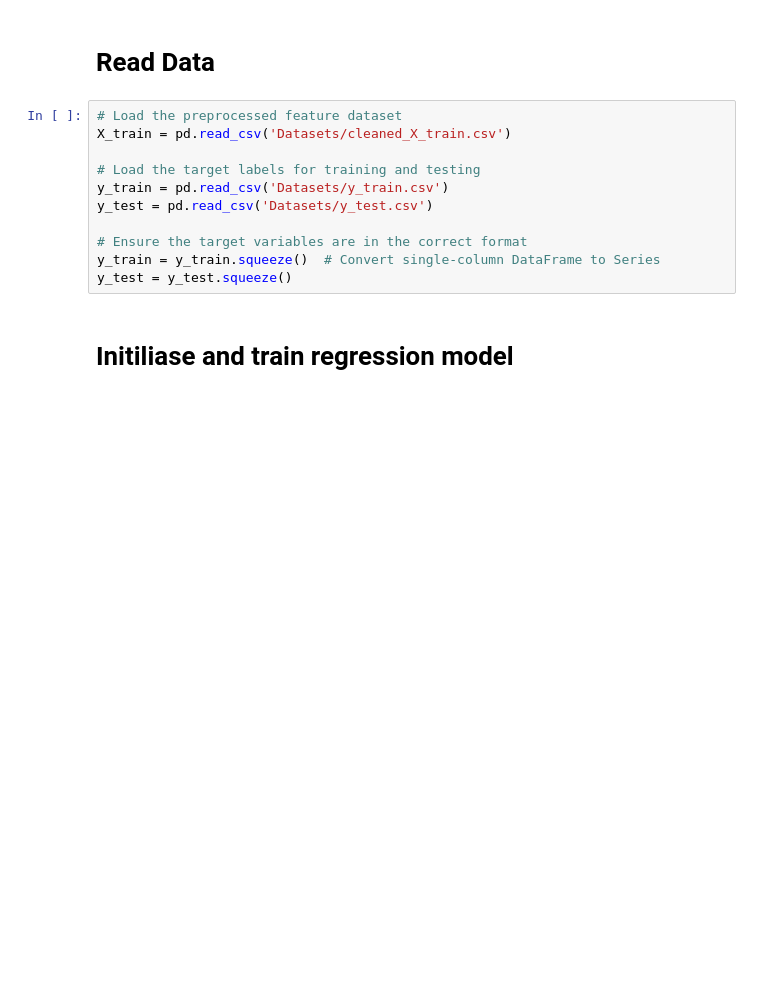
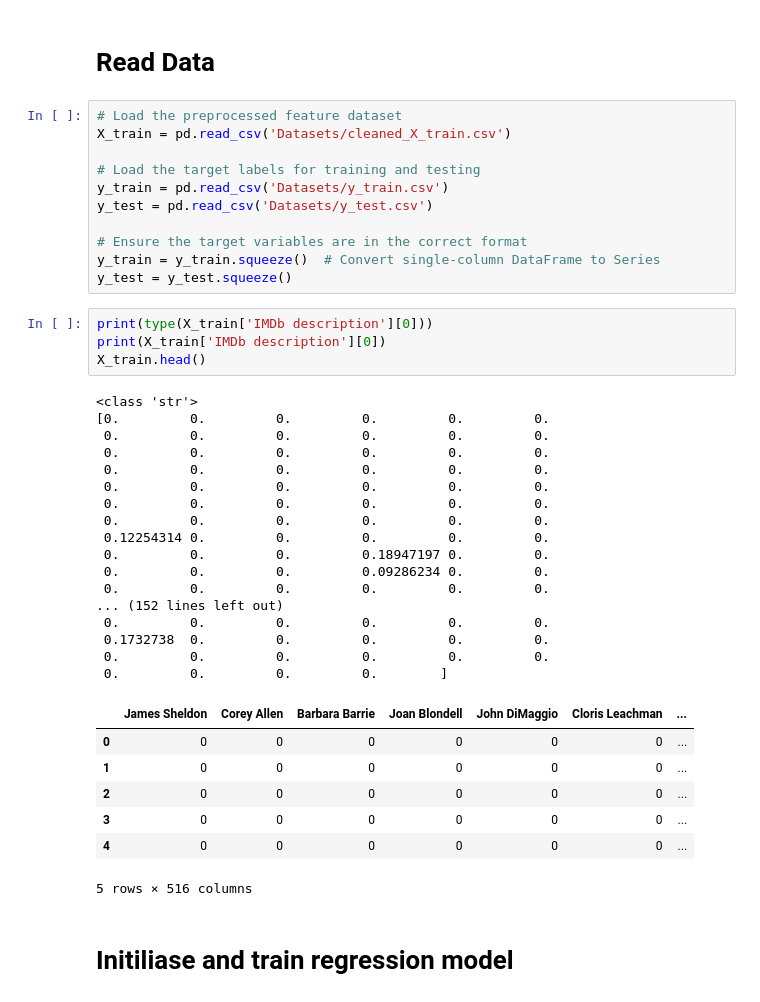
Before and after one commit to Thimomo/IMDB-category-generalization, a Jupyter notebook: Logreg.ipynb, the cells around one changed output. Drawn from its saved outputs; the diff is of its cells as text; blank space fills up the shorter version.

```diff
--- a/Logreg.ipynb
+++ b/Logreg.ipynb
@@ -19,6 +19,35 @@ y_test = pd.read_csv('Datasets/y_test.csv')
 # Ensure the target variables are in the correct format
 y_train = y_train.squeeze()  # Convert single-column DataFrame to Series
 y_test = y_test.squeeze()
+# %%
+print(type(X_train['IMDb description'][0]))
+print(X_train['IMDb description'][0])
+X_train.head()
+# %% [output]
+<class 'str'>
+[0.         0.         0.         0.         0.         0.
+ 0.         0.         0.         0.         0.         0.
+ 0.         0.         0.         0.         0.         0.
+ 0.         0.         0.         0.         0.         0.
+ 0.         0.         0.         0.         0.         0.
+ 0.         0.         0.         0.         0.         0.
+ 0.         0.         0.         0.         0.         0.
+ 0.12254314 0.         0.         0.         0.         0.
+ 0.         0.         0.         0.18947197 0.         0.
+ 0.         0.         0.         0.09286234 0.         0.
+ 0.         0.         0.         0.         0.         0.
+... (152 lines left out)
+ 0.         0.         0.         0.         0.         0.
+ 0.1732738  0.         0.         0.         0.         0.
+ 0.         0.         0.         0.         0.         0.
+ 0.         0.         0.         0.        ]
+|  | James Sheldon | Corey Allen | Barbara Barrie | Joan Blondell | John DiMaggio | Cloris Leachman | ... |
+| 0 | 0 | 0 | 0 | 0 | 0 | 0 | ... |
+| 1 | 0 | 0 | 0 | 0 | 0 | 0 | ... |
+| 2 | 0 | 0 | 0 | 0 | 0 | 0 | ... |
+| 3 | 0 | 0 | 0 | 0 | 0 | 0 | ... |
+| 4 | 0 | 0 | 0 | 0 | 0 | 0 | ... |
+5 rows × 516 columns
 # %% [markdown]
 # **Initiliase and train regression model**
 # %%
```
Also changed, not shown: parts of 2 cells of this notebook, 3 other files.
